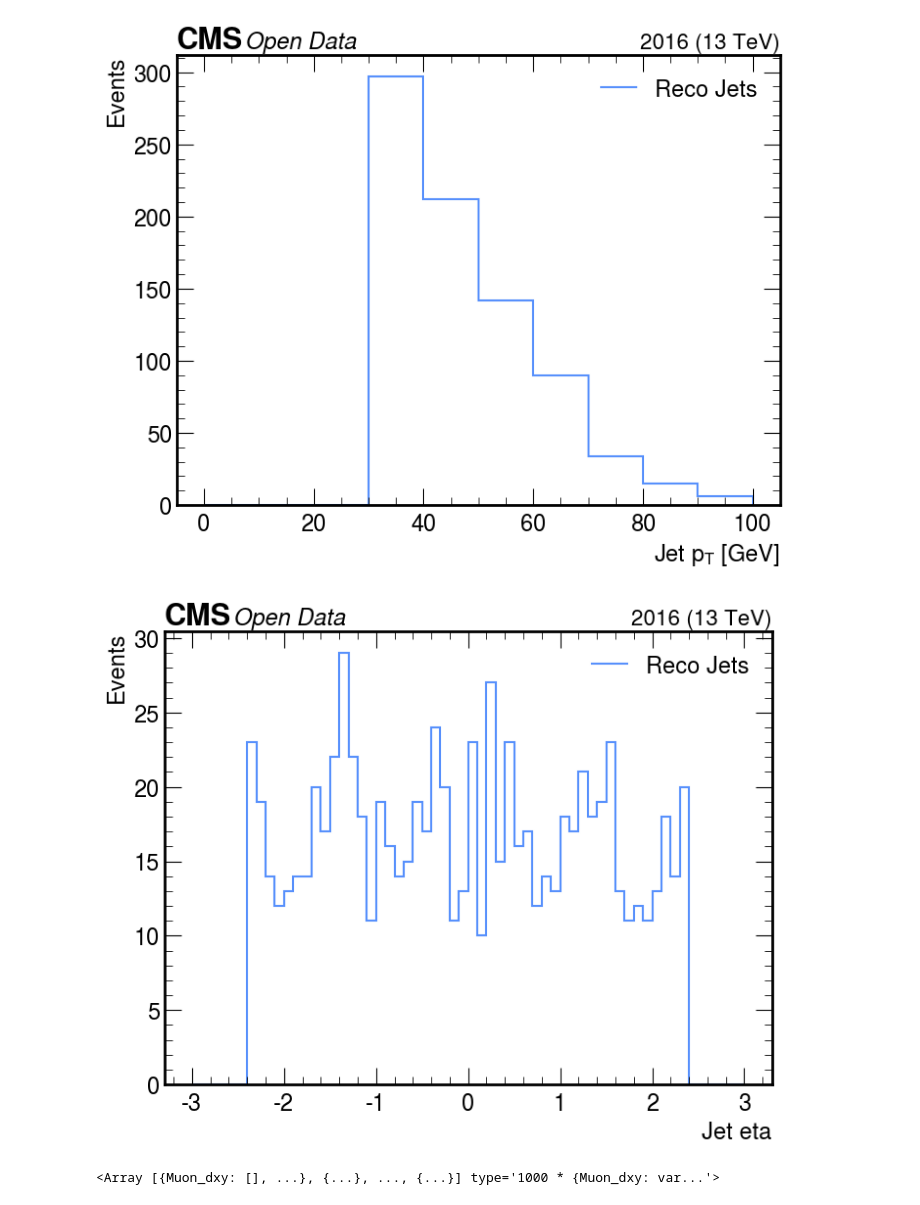
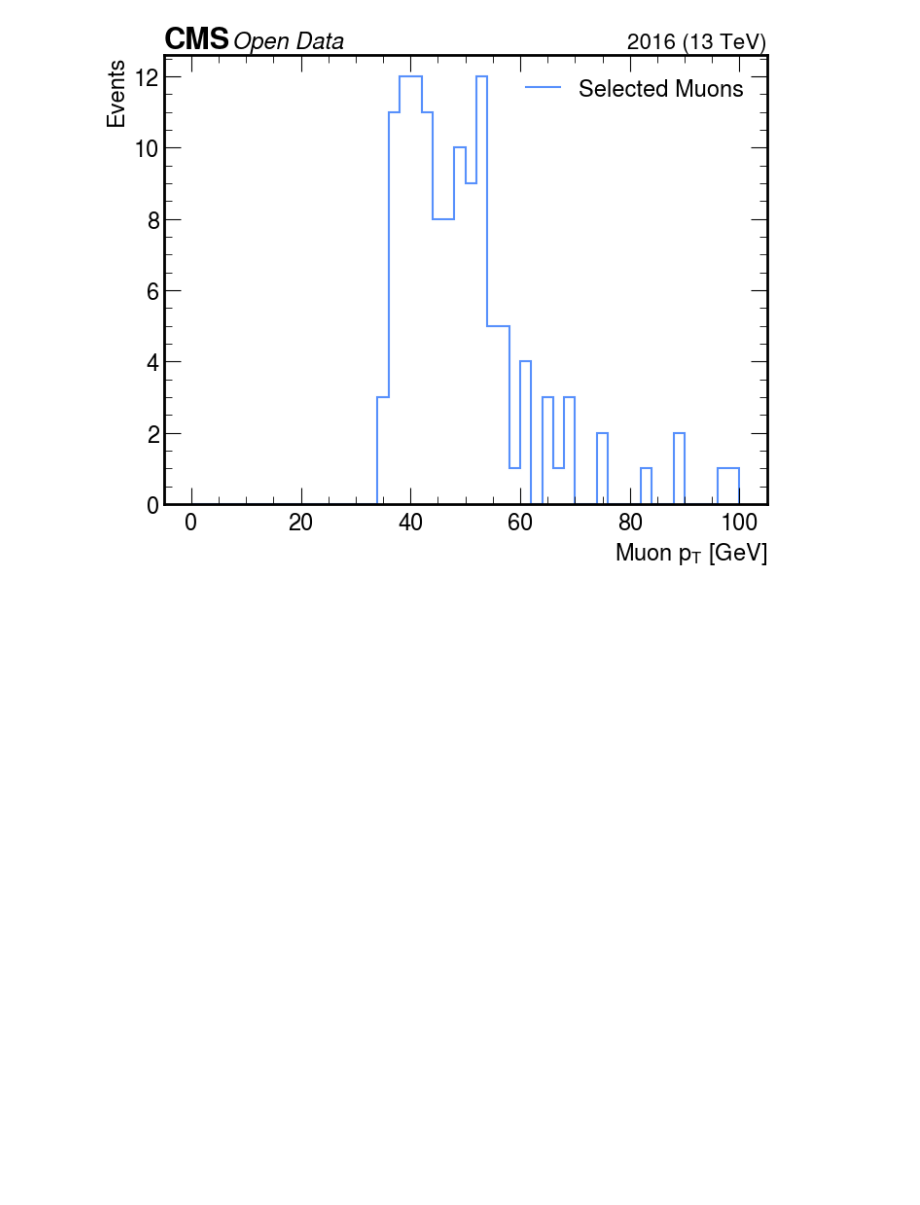
Before and after one commit to xondikoi03/charmTaggingAnalysis, a Jupyter notebook: Notebooks/WcAnalysis.ipynb, the cells around one changed output. Cells and saved outputs as stored; diff of their text form; code cells hidden in the pictures; blank space fills up the shorter version.

```diff
--- a/Notebooks/WcAnalysis.ipynb
+++ b/Notebooks/WcAnalysis.ipynb
@@ -35,8 +37,7 @@ def make_hist(data, bins, range, xlabel, ylabel, label, fname=None, logy=False):
     plt.show()
 # %%
 # Loading the ROOT file
-
-NanoAODFile = uprt.open("datasets/nano106X_on_mini106X_2017_mc_NANOAOD_W1Jets_to_LNu.root")
+NanoAODFile = uprt.open("../datasets/nano106X_on_mini106X_2017_mc_NANOAOD_W1Jets_to_LNu.root")
 Events = NanoAODFile["Events"]
 # %%
 # We are interested in the RecoJets collections
@@ -63,51 +64,45 @@ for GenJets in Events.iterate(GenJet_keys, step_size=Events.num_entries, library
 MET_keys = Events.keys(filter_name="MET_*")
 for METs in Events.iterate(MET_keys, step_size=Events.num_entries, library="ak"):
     break
-# %%
-passCuts = (RecoJets["Jet_pt"] > 30) & (abs(RecoJets["Jet_eta"]) < 2.4)
-RecoJet_EvtSel = RecoJets[passCuts]
-
-RecoJet_pT = ak.to_numpy(ak.flatten(RecoJet_EvtSel["Jet_pt"]))
-
-make_hist(RecoJet_pT,
-            bins=10,
-            range=(0, 100),
-            xlabel="Jet $p_{T}$ [GeV]",
-            ylabel="Events",
-            label="Reco Jets",
-            fname="Plots/RecoJet_pT_WcAnalysis.png",
-            logy=False)
-
-RecoJet_eta = ak.to_numpy(ak.flatten(RecoJet_EvtSel["Jet_eta"]))
-
-make_hist(RecoJet_eta,
-            bins=60,
-            range=(-3, 3),
-            xlabel="Jet eta",
-            ylabel="Events",
-            label="Reco Jets",
-            fname="Plots/RecoJet_eta_WcAnalysis.png",
-            logy=False)
-# %% [output]
-[figure, removed]
-[figure, removed]
 # %%
 # Event Selection : W+c
 # Muons: HLT IsoMu24 OR HLT IsoTkMu24
 # Rochester Corrections for Muons
 # Muon Pt > 35 GeV, |eta| < 2.4
 # I_comb = Sum(Pt(chargedhadrons)) + Et(neutralhadrons) + Et(photons) - Sum(pt(pileup))
 # I_comb / pt(muon) < 0.15
 # MET pt > 55 GeV
 
+# Jet Selection Cuts
+passCuts = (RecoJets["Jet_pt"] > 30) & (abs(RecoJets["Jet_eta"]) < 2.4)
+RecoJet_EvtSel = RecoJets[passCuts]
+
 # This is the isolation cut (I_comb)
 Muon_Pt_Cut = (RecoMuons["Muon_pt"] > 35)
 Muon_pfIso_Cut = (abs(RecoMuons["Muon_pfRelIso04_all"] < 0.15))
-METs_cut = METs["MET_pt"] > 55
+
+# Missing Trasnverse Mass Cut
+
+
+Muon_Mt_Cut =
+
 
 Selected_Events = Muon_Pt_Cut & Muon_pfIso_Cut
 
 Selected_Muons = RecoMuons[Selected_Events]
 Selected_Muons
+
+Muon_pt = ak.to_numpy(ak.flatten(Selected_Muons["Muon_pt"]))
+
+make_hist(
+    Muon_pt,
+    bins=50,
+    range=(0, 100),
+    xlabel="Muon $p_{T}$ [GeV]",
+    ylabel="Events",
+    label="Selected Muons",
+    fname="Muon_pt_WcAnalysis.png",
+    logy=False
+)
 # %% [output]
-<Array [{Muon_dxy: [], ...}, {...}, ..., {...}] type='1000 * {Muon_dxy: var...'>
+[figure, added]
```
Also changed, not shown: parts of 2 cells of this notebook, 2 other files.
